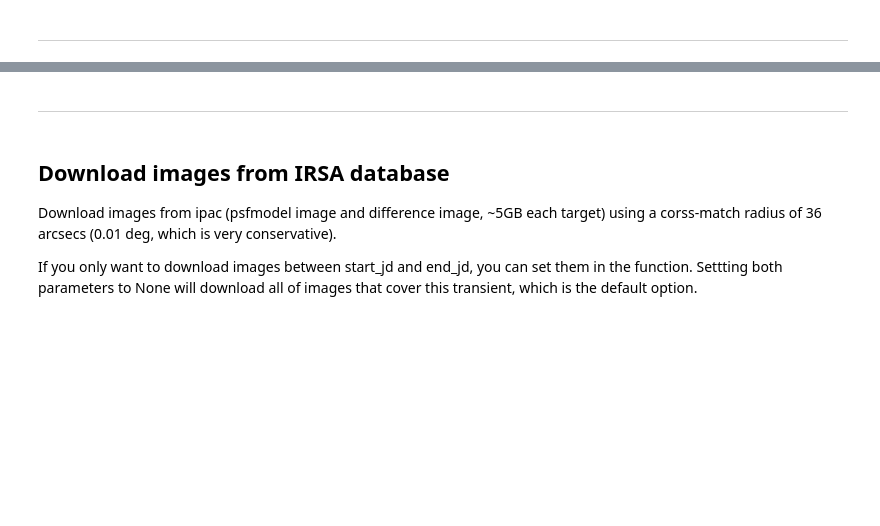
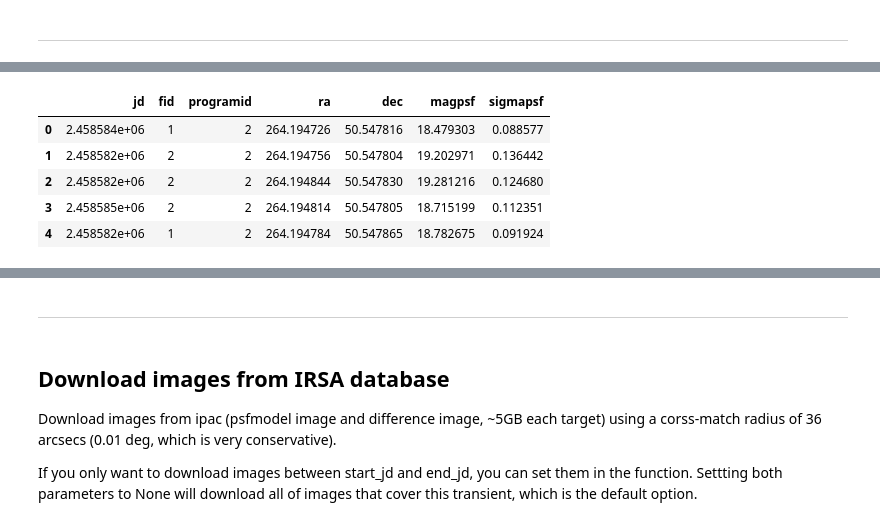
Before and after one commit to yaoyuhan/ForcePhotZTF, a Jupyter notebook: demo.ipynb, the cells around one changed output, grey strips where cells are left out. Cells and saved outputs as stored; diff of their text form; code cells hidden in the pictures; blank space fills up the shorter version.

```diff
--- a/demo.ipynb
+++ b/demo.ipynb
@@ -125,0 +90,3 @@ dec = dec2
+# %%
+DEFAULT_AUTHs = get_keypairs()
+DEFAULT_AUTH_kowalski = DEFAULT_AUTHs[1] # Kowalski account username and password
@@ -125,0 +107,9 @@ dec = dec2
+# %%
+dfs.head()
+# %% [output]
+|  | jd | fid | programid | ra | dec | magpsf | sigmapsf |
+| 0 | 2.458584e+06 | 1 | 2 | 264.194726 | 50.547816 | 18.479303 | 0.088577 |
+| 1 | 2.458582e+06 | 2 | 2 | 264.194756 | 50.547804 | 19.202971 | 0.136442 |
+| 2 | 2.458582e+06 | 2 | 2 | 264.194844 | 50.547830 | 19.281216 | 0.124680 |
+| 3 | 2.458585e+06 | 2 | 2 | 264.194814 | 50.547805 | 18.715199 | 0.112351 |
+| 4 | 2.458582e+06 | 1 | 2 | 264.194784 | 50.547865 | 18.782675 | 0.091924 |
```
Also changed, not shown: parts of 38 cells of this notebook, 6 other files.
